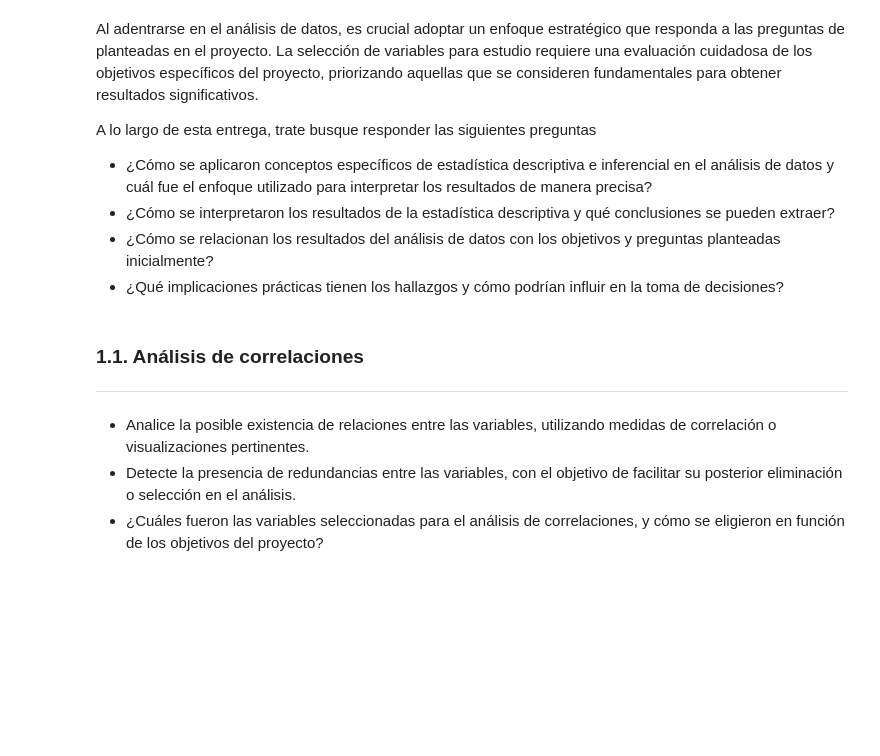
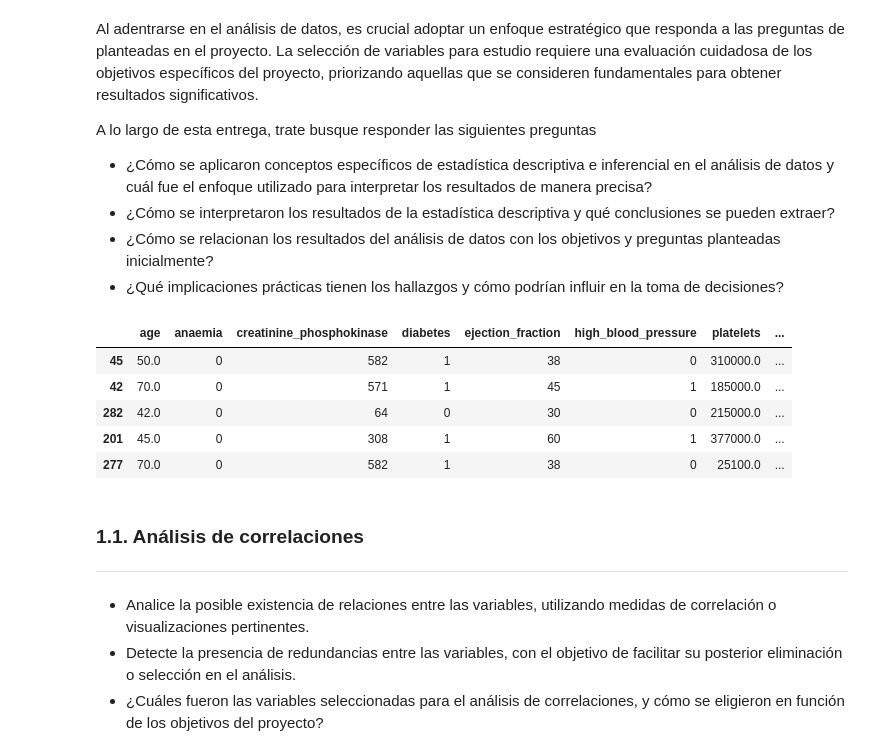
Before and after one commit to Robert-Gomez-AI/HeartFailure, a Jupyter notebook: M1U5_fase_4_Analisis_de_los_datos.ipynb, the cells around one changed output. Saved outputs shown, nothing was run; the diff lists cells and outputs as text; code cells hidden in the pictures; blank space fills up the shorter version.

```diff
--- a/M1U5_fase_4_Analisis_de_los_datos.ipynb
+++ b/M1U5_fase_4_Analisis_de_los_datos.ipynb
@@ -28,6 +57,15 @@ A lo largo de esta entrega, trate busque responder las siguientes preguntas
 - ¿Cómo se interpretaron los resultados de la estadística descriptiva y qué conclusiones se pueden extraer?
 - ¿Cómo se relacionan los resultados del análisis de datos con los objetivos y preguntas planteadas inicialmente?
 - ¿Qué implicaciones prácticas tienen los hallazgos y cómo podrían influir en la toma de decisiones?
+# %%
+df.sample(5)
+# %% [output]
+|  | age | anaemia | creatinine_phosphokinase | diabetes | ejection_fraction | high_blood_pressure | platelets | ... |
+| 45 | 50.0 | 0 | 582 | 1 | 38 | 0 | 310000.0 | ... |
+| 42 | 70.0 | 0 | 571 | 1 | 45 | 1 | 185000.0 | ... |
+| 282 | 42.0 | 0 | 64 | 0 | 30 | 0 | 215000.0 | ... |
+| 201 | 45.0 | 0 | 308 | 1 | 60 | 1 | 377000.0 | ... |
+| 277 | 70.0 | 0 | 582 | 1 | 38 | 0 | 25100.0 | ... |
 # %% [markdown]
 ### **1.1. Análisis de correlaciones**
 ---
```
Also changed, not shown: parts of 22 cells of this notebook.
